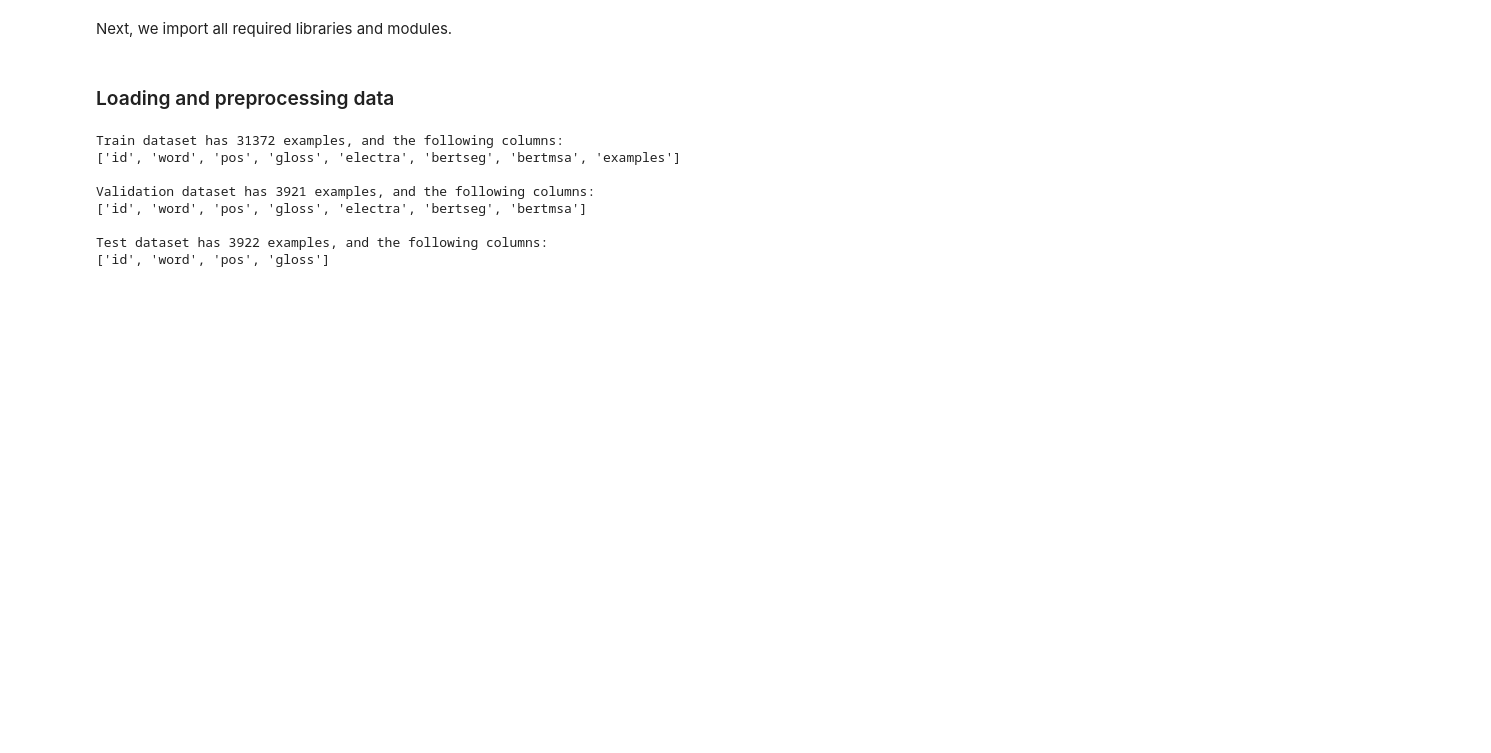
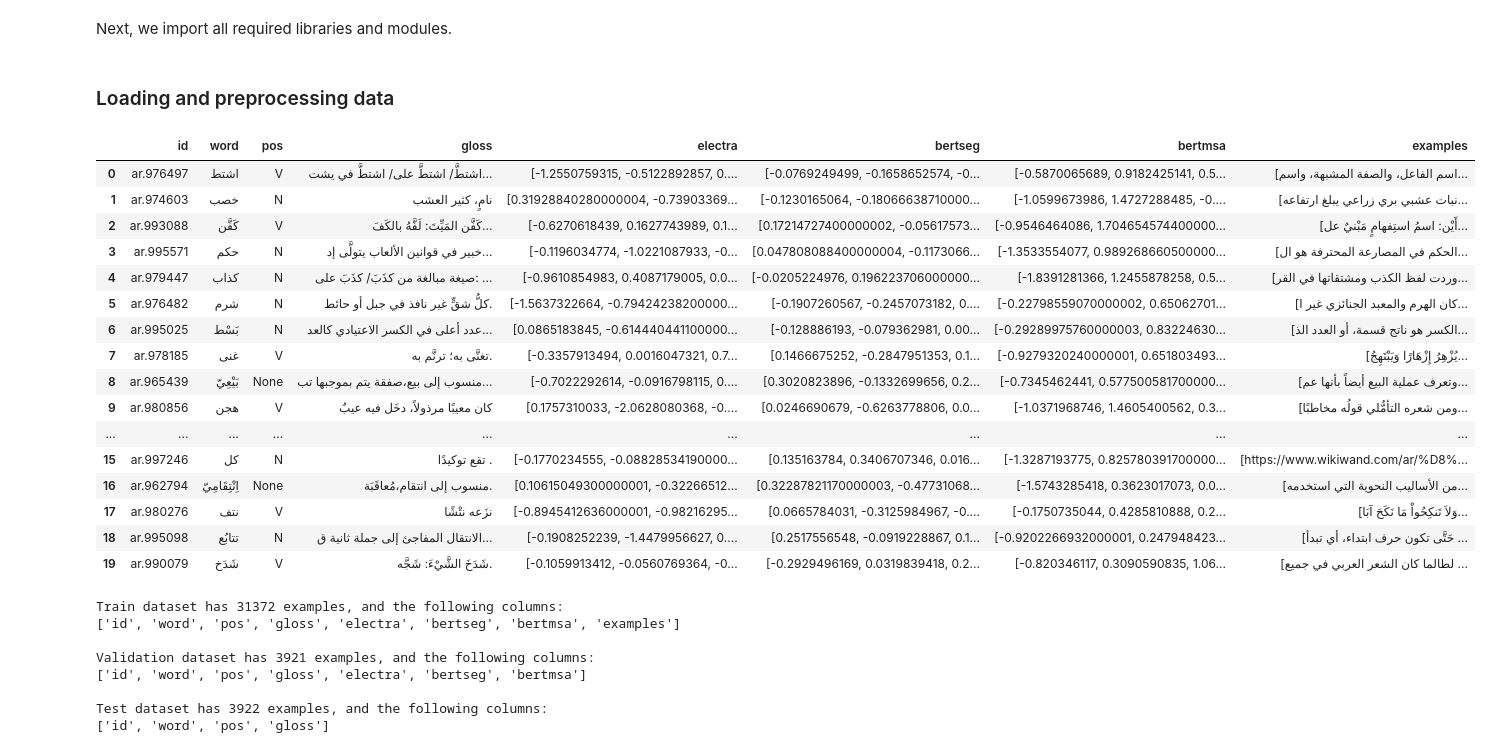
Before and after one commit to pr-Mais/ksaa-cad-2024, a Jupyter notebook: code/mt5_training_shared_task.ipynb, the cells around one changed output. Cells and saved outputs as stored; diff of their text form; code cells hidden in the pictures; blank space fills up the shorter version.

```diff
--- a/code/mt5_training_shared_task.ipynb
+++ b/code/mt5_training_shared_task.ipynb
@@ -85,6 +85,26 @@ else:
 train_df = pd.read_json(train_ds_path, encoding="utf-8")
 val_df = pd.read_json(val_ds_path, encoding="utf-8")
 test_df = pd.read_json(test_ds_path, encoding="utf-8")
+# %%
+train_df.head(20)
+# %% [output]
+|  | id | word | pos | gloss | electra | bertseg | bertmsa | examples |
+| 0 | ar.976497 | اشتط | V | اشتطَّ/ اشتطَّ على/ اشتطَّ في يشت... | [-1.2550759315, -0.5122892857, 0.... | [-0.0769249499, -0.1658652574, -0... | [-0.5870065689, 0.9182425141, 0.5... | [اسم الفاعل، والصفة المشبهة، واسم... |
+| 1 | ar.974603 | خصب | N | نامٍ، كثير العشب | [0.31928840280000004, -0.73903369... | [-0.1230165064, -0.18066638710000... | [-1.0599673986, 1.4727288485, -0.... | [نبات عشبي بري زراعي يبلغ ارتفاعه... |
+| 2 | ar.993088 | كَفَّن | V | كَفَّن المَيِّتَ: لَفَّهُ بالكَفَ... | [-0.6270618439, 0.1627743989, 0.1... | [0.17214727400000002, -0.05617573... | [-0.9546464086, 1.704654574400000... | [أَيْن: اسمُ استِفهامٍ مَبْنيٌ عل... |
+| 3 | ar.995571 | حكم | N | خبير في قوانين الألعاب يتولَّى إد... | [-0.1196034774, -1.0221087933, -0... | [0.047808088400000004, -0.1173066... | [-1.3533554077, 0.989268660500000... | [الحكم في المصارعة المحترفة هو ال... |
+| 4 | ar.979447 | كذاب | N | صيغة مبالغة من كذَبَ/ كذَبَ على: ... | [-0.9610854983, 0.4087179005, 0.0... | [-0.0205224976, 0.196223706000000... | [-1.8391281366, 1.2455878258, 0.5... | [وردت لفظ الكذب ومشتقاتها في القر... |
+| 5 | ar.976482 | شرم | N | كلُّ شقٍّ غير نافذ في جبل أو حائط. | [-1.5637322664, -0.79424238200000... | [-0.1907260567, -0.2457073182, 0.... | [-0.22798559070000002, 0.65062701... | [كان الهرم والمعبد الجنائزي غير ا... |
+| 6 | ar.995025 | بَسْط | N | عدد أعلى في الكسر الاعتيادي كالعد... | [0.0865183845, -0.614440441100000... | [-0.128886193, -0.079362981, 0.00... | [-0.29289975760000003, 0.83224630... | [الكسر هو ناتج قسمة، أو العدد الذ... |
+| 7 | ar.978185 | غنى | V | تغنَّى به؛ ترنَّم به. | [-0.3357913494, 0.0016047321, 0.7... | [0.1466675252, -0.2847951353, 0.1... | [-0.9279320240000001, 0.651803493... | [يُزْهِرُ إِزْهَارًا وَيَبْتَهِجُ... |
+| 8 | ar.965439 | بَيْعِيّ | None | منسوب إلى بيع،صفقة يتم بموجبها تب... | [-0.7022292614, -0.0916798115, 0.... | [0.3020823896, -0.1332699656, 0.2... | [-0.7345462441, 0.577500581700000... | [وتعرف عملية البيع أيضاً بأنها عم... |
+| 9 | ar.980856 | هجن | V | كان معيبًا مرذولاً، دخَل فيه عيبٌ | [0.1757310033, -2.0628080368, -0.... | [0.0246690679, -0.6263778806, 0.0... | [-1.0371968746, 1.4605400562, 0.3... | [ومن شعره التأمُّلي قولُه مخاطبًا... |
+| ... | ... | ... | ... | ... | ... | ... | ... | ... |
+| 15 | ar.997246 | كل | N | تقع توكيدًا . | [-0.1770234555, -0.08828534190000... | [0.135163784, 0.3406707346, 0.016... | [-1.3287193775, 0.825780391700000... | [https://www.wikiwand.com/ar/%D8%... |
+| 16 | ar.962794 | اِنْتِقَامِيّ | None | منسوب إلى انتقام،مُعاقَبَة. | [0.10615049300000001, -0.32266512... | [0.32287821170000003, -0.47731068... | [-1.5743285418, 0.3623017073, 0.0... | [من الأساليب النحوية التي استخدمه... |
+| 17 | ar.980276 | نتف | V | نزَعه نتْشًا | [-0.8945412636000001, -0.98216295... | [0.0665784031, -0.3125984967, -0.... | [-0.1750735044, 0.4285810888, 0.2... | [وَلاَ تَنكِحُواْ مَا نَكَحَ آبَا... |
+| 18 | ar.995098 | تتابُع | N | الانتقال المفاجئ إلى جملة ثانية ق... | [-0.1908252239, -1.4479956627, 0.... | [0.2517556548, -0.0919228867, 0.1... | [-0.9202266932000001, 0.247948423... | [حَتَّى تكون حرف ابتداء، أي تبدأ ... |
+| 19 | ar.990079 | شَدَخ | V | شَدَخَ الشَّيْءَ: شَجَّه. | [-0.1059913412, -0.0560769364, -0... | [-0.2929496169, 0.0319839418, 0.2... | [-0.820346117, 0.3090590835, 1.06... | [لطالما كان الشعر العربي في جميع ... |
 # %%
 # Printing out some information about the datasets
 print(f"Train dataset has {len(train_df)} examples, and the following columns:")
```
Also changed, not shown: parts of 4 cells of this notebook, 6 other files.
